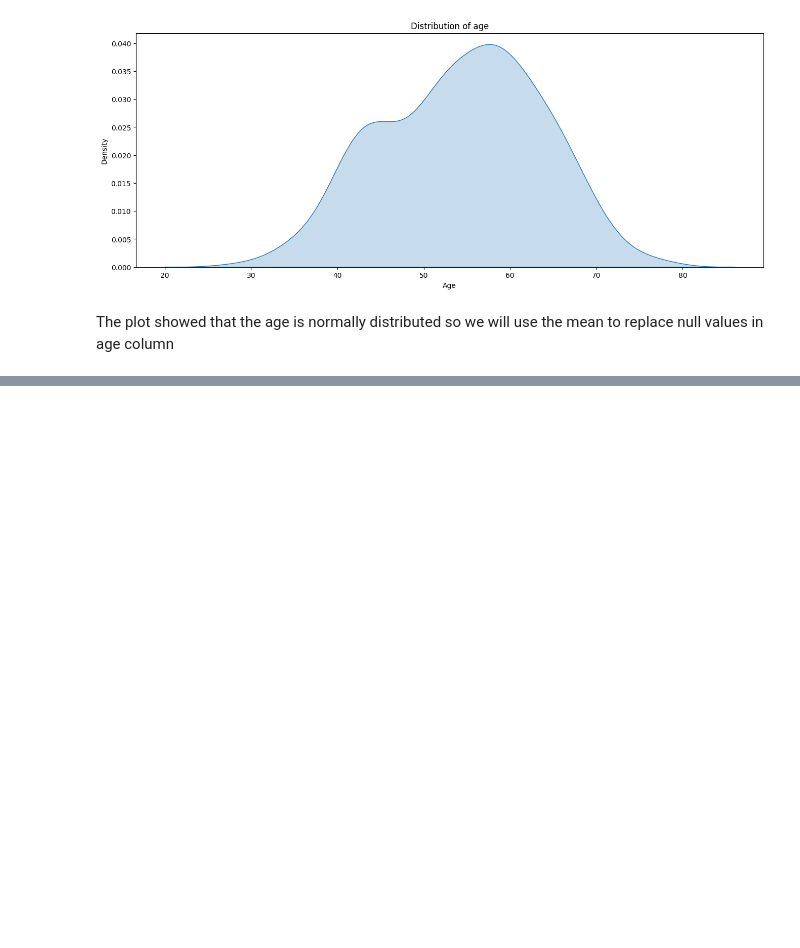
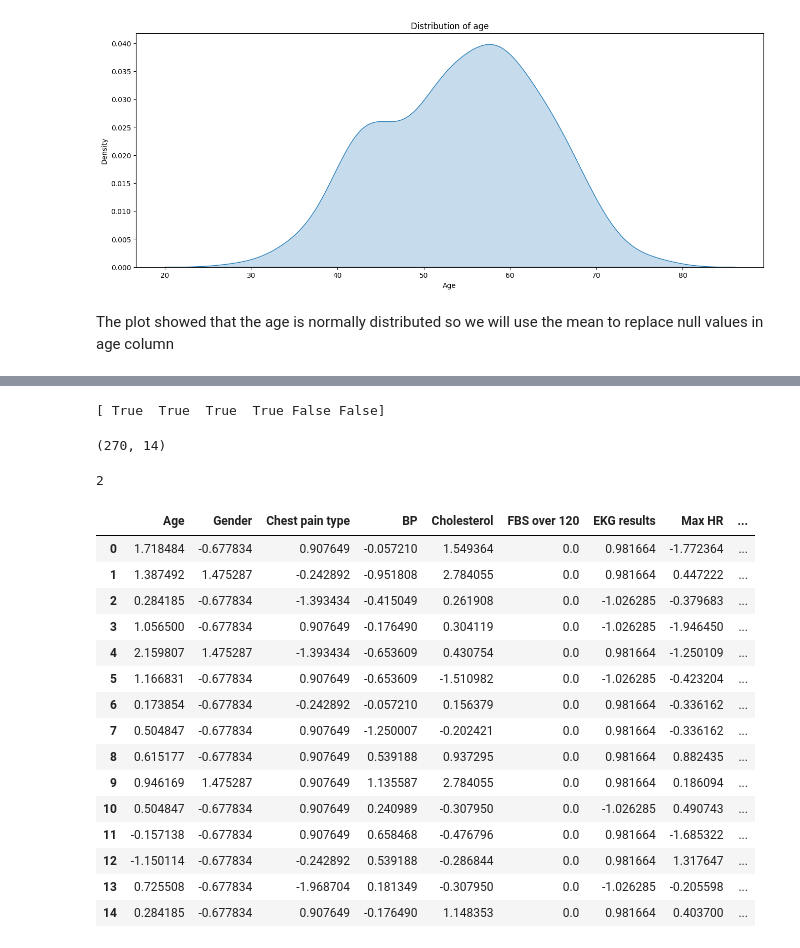
Before and after one commit to Jonathan-Monir/Heart-Disease-Prediction, a Jupyter notebook: Heart_Disease.ipynb, the cells around one changed output, grey strips where cells are left out. Cells and saved outputs as stored; diff of their text form; code cells hidden in the pictures; blank space fills up the shorter version.

```diff
--- a/Heart_Disease.ipynb
+++ b/Heart_Disease.ipynb
@@ -517,0 +286,56 @@ sns.relplot(data=df, x="Max HR",y='Cholesterol',size='Age',col='Heart Disease',h
+# %%
+
+continuous_columns = ['Age', 'BP', 'Cholesterol', 'Max HR', 'ST depression','Thallium']
+continuous_df = df[continuous_columns]
+
+from sklearn.feature_selection import VarianceThreshold
+var_thres = VarianceThreshold(threshold=10)
+var_thres.fit(continuous_df)
+print(var_thres.get_support())
+
+constant_columns = [column for column in continuous_df.columns
+                    if column not in continuous_df.columns[var_thres.get_support()]]
+df.drop(columns=['ST depression','Thallium'],inplace=True)
+# %% [output]
+[ True  True  True  True False False]
+# %%
+df.shape
+# %% [output]
+(270, 14)
+# %%
+df['Heart Disease'].nunique()
+# %% [output]
+2
+# %%
+#splitting the data to x(features) and y(column we want to predict)
+X=df.drop(['Heart Disease'] ,axis=1)
+y=df['Heart Disease']
+# %%
+#Normlize the data
+# Create a StandardScaler object
+scaler = StandardScaler()
+
+ #Fit and transform the data
+normalized_data = scaler.fit_transform(X)
+
+ #Create a new dataframe from the normalized data
+X = pd.DataFrame(normalized_data, columns=X.columns)
+# %%
+X.head(15)
+# %% [output]
+|  | Age | Gender | Chest pain type | BP | Cholesterol | FBS over 120 | EKG results | Max HR | ... |
+| 0 | 1.718484 | -0.677834 | 0.907649 | -0.057210 | 1.549364 | 0.0 | 0.981664 | -1.772364 | ... |
+| 1 | 1.387492 | 1.475287 | -0.242892 | -0.951808 | 2.784055 | 0.0 | 0.981664 | 0.447222 | ... |
+| 2 | 0.284185 | -0.677834 | -1.393434 | -0.415049 | 0.261908 | 0.0 | -1.026285 | -0.379683 | ... |
+| 3 | 1.056500 | -0.677834 | 0.907649 | -0.176490 | 0.304119 | 0.0 | -1.026285 | -1.946450 | ... |
+| 4 | 2.159807 | 1.475287 | -1.393434 | -0.653609 | 0.430754 | 0.0 | 0.981664 | -1.250109 | ... |
+| 5 | 1.166831 | -0.677834 | 0.907649 | -0.653609 | -1.510982 | 0.0 | -1.026285 | -0.423204 | ... |
+| 6 | 0.173854 | -0.677834 | -0.242892 | -0.057210 | 0.156379 | 0.0 | 0.981664 | -0.336162 | ... |
+| 7 | 0.504847 | -0.677834 | 0.907649 | -1.250007 | -0.202421 | 0.0 | 0.981664 | -0.336162 | ... |
+| 8 | 0.615177 | -0.677834 | 0.907649 | 0.539188 | 0.937295 | 0.0 | 0.981664 | 0.882435 | ... |
+| 9 | 0.946169 | 1.475287 | 0.907649 | 1.135587 | 2.784055 | 0.0 | 0.981664 | 0.186094 | ... |
+| 10 | 0.504847 | -0.677834 | 0.907649 | 0.240989 | -0.307950 | 0.0 | -1.026285 | 0.490743 | ... |
+| 11 | -0.157138 | -0.677834 | 0.907649 | 0.658468 | -0.476796 | 0.0 | 0.981664 | -1.685322 | ... |
+| 12 | -1.150114 | -0.677834 | -0.242892 | 0.539188 | -0.286844 | 0.0 | 0.981664 | 1.317647 | ... |
+| 13 | 0.725508 | -0.677834 | -1.968704 | 0.181349 | -0.307950 | 0.0 | -1.026285 | -0.205598 | ... |
+| 14 | 0.284185 | -0.677834 | 0.907649 | -0.176490 | 1.148353 | 0.0 | 0.981664 | 0.403700 | ... |
```
Also changed, not shown: parts of 72 cells of this notebook.
